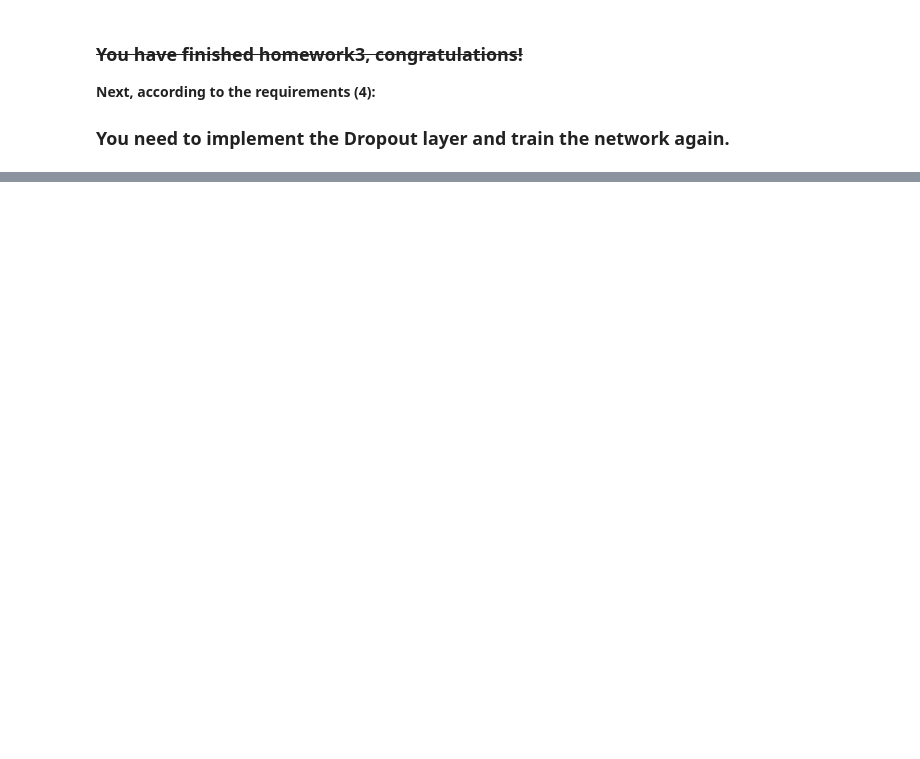
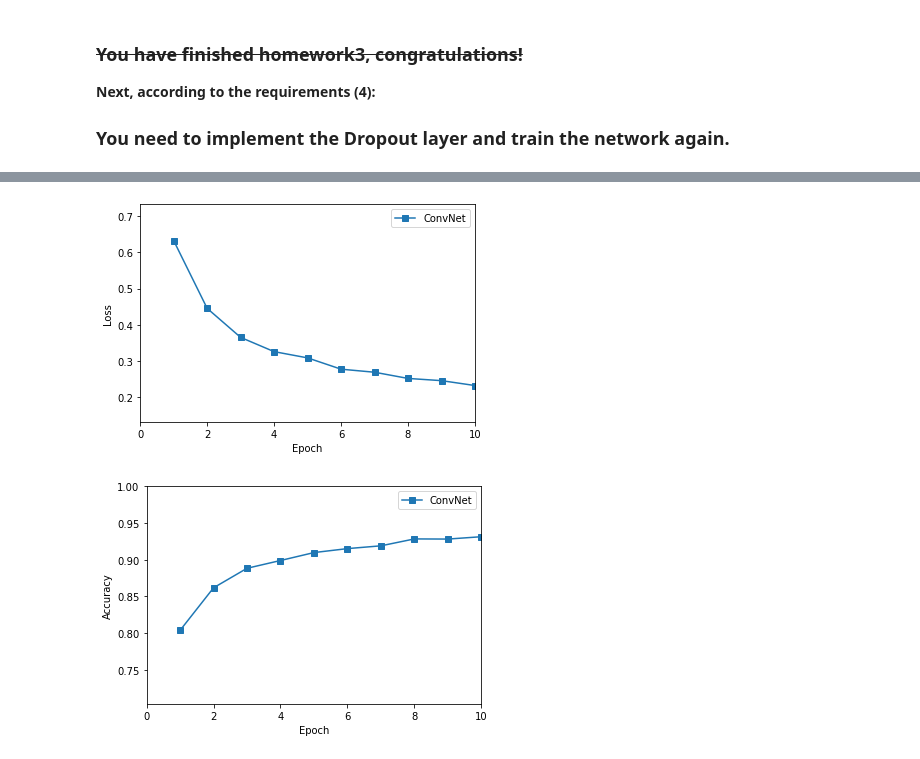
Before and after one commit to Sahandfer/THU-ACP, a Jupyter notebook: Deep Learning/Assignments/Assignment 3/homework-3.ipynb, the cells around one changed output, grey strips where cells are left out. Cells and saved outputs as stored; diff of their text form; code cells hidden in the pictures; blank space fills up the shorter version.

Commit message:
Finished ConvNet

```diff
--- a/Deep Learning/Assignments/Assignment 3/homework-3.ipynb
+++ b/Deep Learning/Assignments/Assignment 3/homework-3.ipynb
@@ -105,0 +122,28 @@ from layers import DropoutLayer
+# %%
+from layers import DropoutLayer
+from layers import FCLayer, ReLULayer, ConvLayer, MaxPoolingLayer, ReshapeLayer, DropoutLayer
+
+# build your network
+convNet = Network()
+convNet.add(ConvLayer(1, 8, 3, 1))
+convNet.add(ReLULayer())
+convNet.add(DropoutLayer(0.2))
+convNet.add(MaxPoolingLayer(2, 0))
+convNet.add(ConvLayer(8, 16, 3, 1))
+convNet.add(ReLULayer())
+#convNet.add(DropoutLayer(0.2))
+convNet.add(MaxPoolingLayer(2, 0))
+convNet.add(ReshapeLayer((batch_size, 16, 7, 7), (batch_size, 784)))
+convNet.add(FCLayer(784, 128))
+convNet.add(ReLULayer())
+# convNet.add(DropoutLayer(0.2))
+convNet.add(FCLayer(128, 10))
+
+
+# training
+convNet.is_training = True
+convNet, conv_loss, conv_acc = train(convNet, criterion, sgd, data_train, max_epoch, batch_size, disp_freq)
+
+# testing
+convNet.is_training = False
+test(convNet, criterion, data_test, batch_size, disp_freq)
@@ -105,0 +168,5 @@ from layers import DropoutLayer
+# %%
+plot_loss_and_acc({'ConvNet': [conv_loss, conv_acc]})
+# %% [output]
+[figure, added]
+[figure, added]
```
Also changed, not shown: parts of 5 cells of this notebook.
